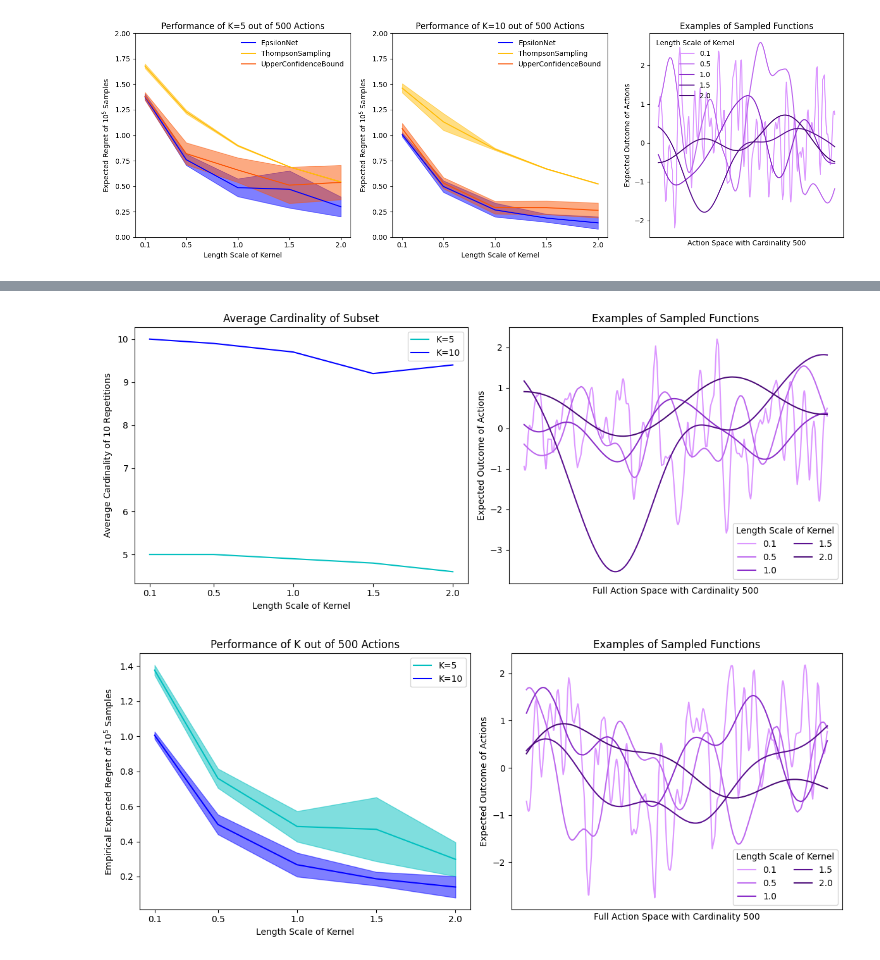
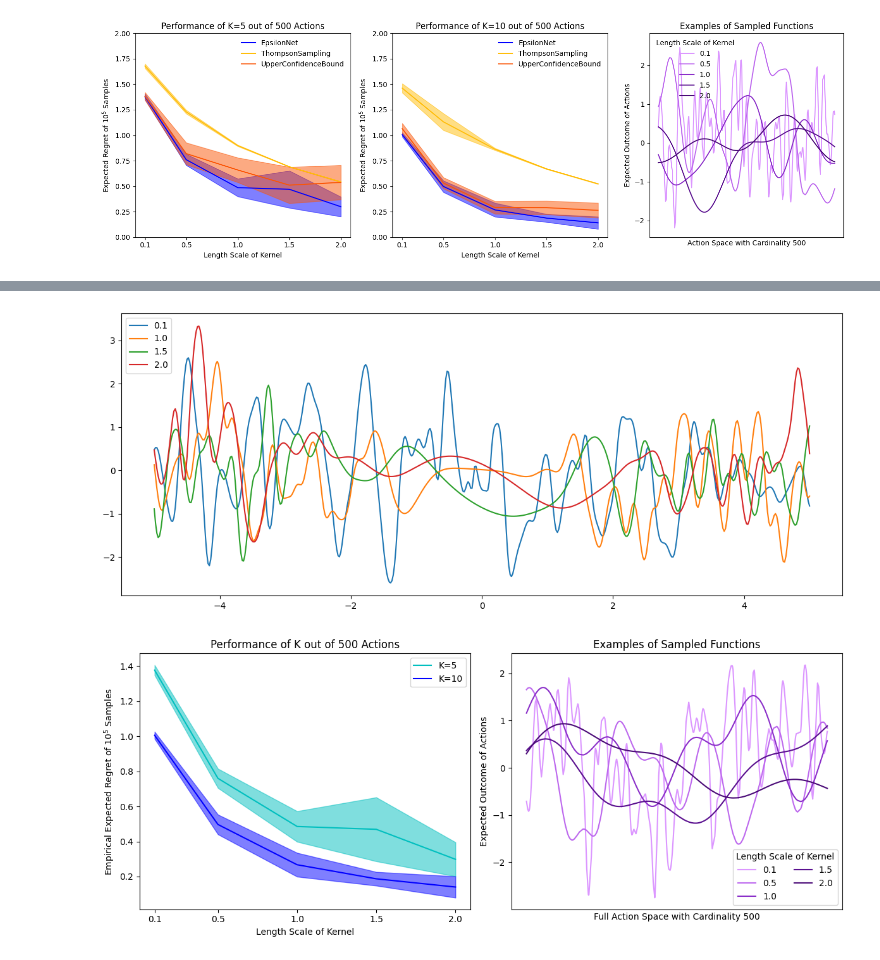
Before and after one commit to Quan-Zhou/MAB, a Jupyter notebook: RKHS.ipynb, the cells around one changed output, grey strips where cells are left out. Cells and saved outputs as stored; diff of their text form; code cells hidden in the pictures.

```diff
--- a/RKHS.ipynb
+++ b/RKHS.ipynb
@@ -303,39 +326,16 @@ actionspace = np.random.choice(np.linspace(-5, 5, 10**5), 500, replace=False).re
-# %%
-fig, axes = plt.subplots(1,2,figsize=(12, 5))  # (rows, cols)
-colormap = dict(zip([5,10]+length_range, ['c','b']+['#DC97FF','#BD68EE','#8B2FC9','#5a108f','#4A0A77','#310055']))
-
-i=0
-for K in [5,10]:
-    dfmean=cardinality.groupby(by=["length_scale",'K']).mean()['Cardinality']
-    mean=np.array([dfmean[i][K] for i in length_range])
-    axes[i].plot(length_range, mean, label="K={}".format(K), color=colormap[K])
-
-# axes[i].set_ylim([0,1.5])
-axes[i].set_title("Average Cardinality of Subset")
-axes[i].set_xlabel("Length Scale of Kernel")
-axes[i].set_xticks(length_range)
-axes[i].set_ylabel(r"Average Cardinality of $10$ Repetitions")
-axes[i].legend()
-
-i=1
-for l in length_range:
-    fun=GPfunctions(1,l,actionspace=actionspace)
-    axes[i].plot(fun.actionspace,fun.samples(),label="{:.1f}".format(l), color=colormap[l])
-
-axes[i].set_title("Examples of Sampled Functions")
-axes[i].set_xlabel("Full Action Space with Cardinality 500")
-axes[i].set_xticks([])
-axes[i].set_ylabel(r"Expected Outcome of Actions")
-axes[i].legend(title='Length Scale of Kernel',ncol=2)
-
-# Save plot as a PDF without margins
-# plt.savefig("RKHS.pdf", format="pdf", bbox_inches='tight', pad_inches=0, transparent=True)
-
-# Adjust layout
-plt.tight_layout()
-plt.show()
-# %% [output]
-[figure, removed]
+# %%
+fig, axes = plt.subplots(figsize=(12, 5))  # (rows, cols)
+
+for l in [0.1,1,1.5,2]:
+    fun=GPfunctions(1,l,IfStationary=False)
+    axes.plot(fun.actionspace,fun.samples(size=1).reshape(-1),label="{:.1f}".format(l))
+
+plt.legend()
+# Adjust layout
+plt.tight_layout()
+plt.show()
+# %% [output]
+[figure, added]
 # %%
 fig, axes = plt.subplots(1,2,figsize=(12, 5))  # (rows, cols)
 colormap = dict(zip([5,10]+length_range, ['c','b']+['#DC97FF','#BD68EE','#8B2FC9','#5a108f','#4A0A77','#310055']))
```
Also changed, not shown: parts of 10 cells of this notebook, 2 other files.
